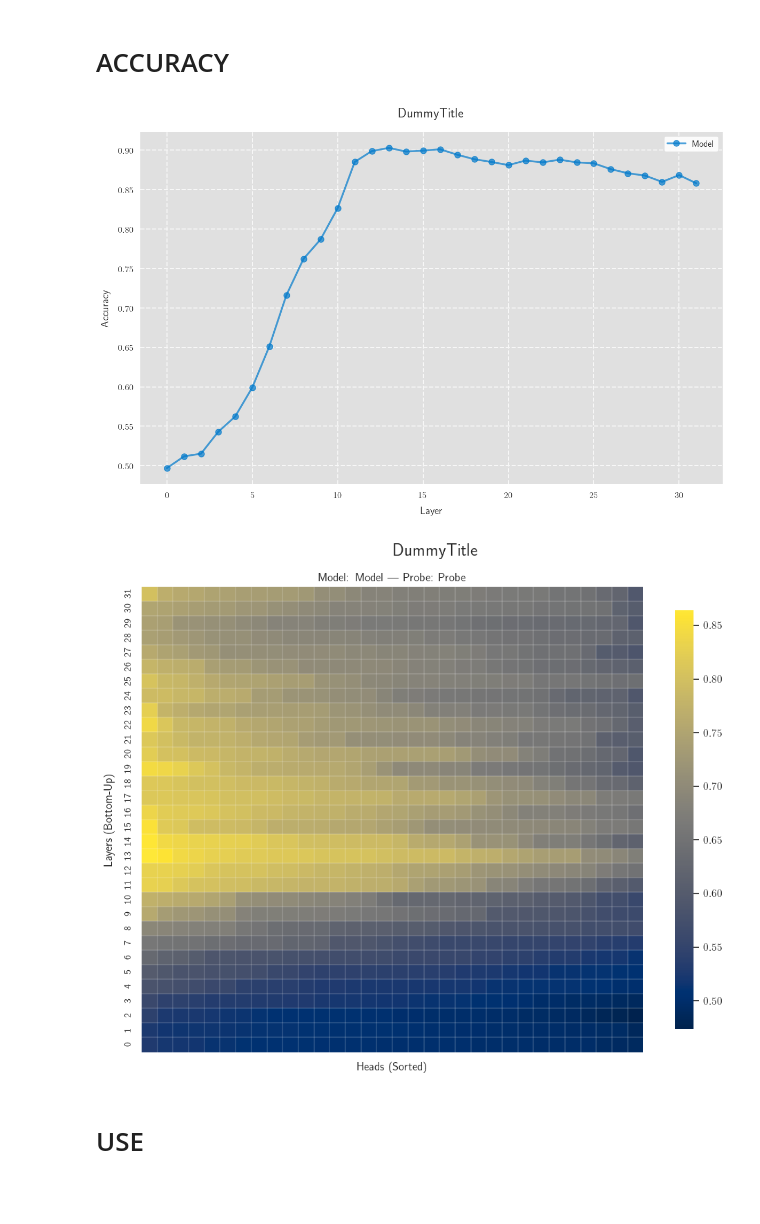
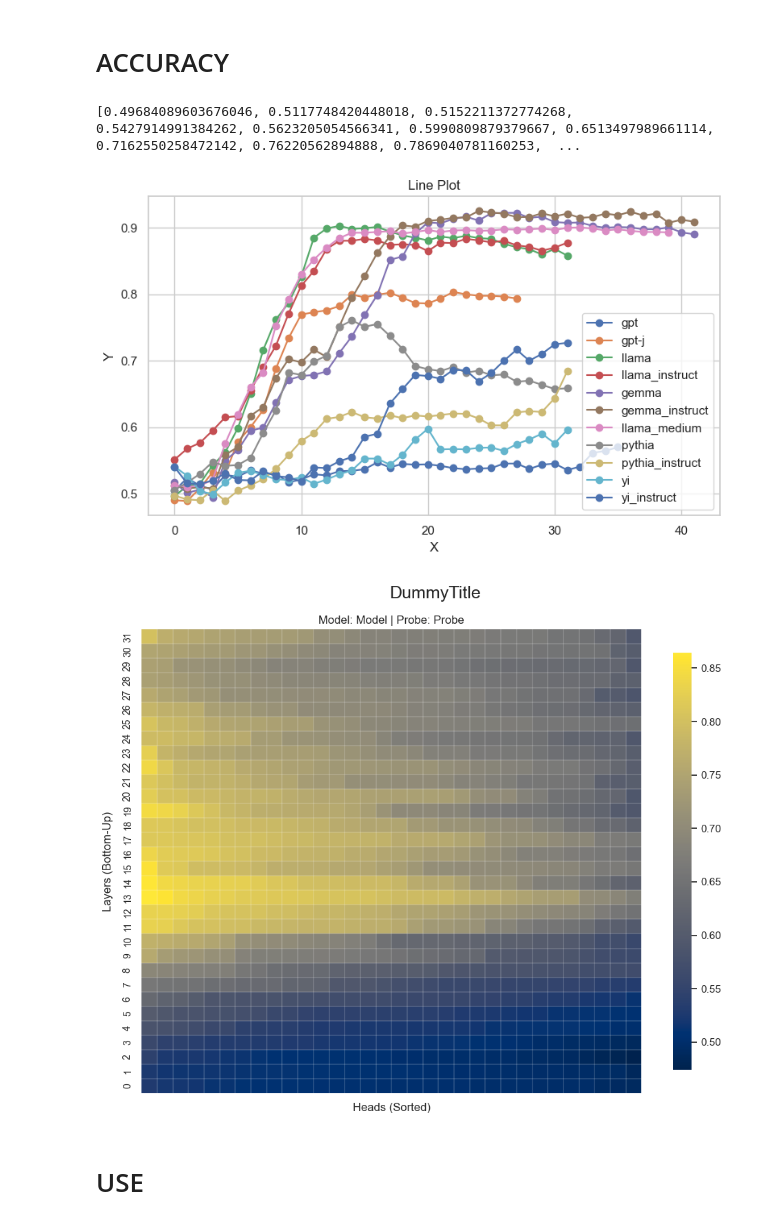
Before and after one commit to Supersheep7/tests_for_beliefs, a Jupyter notebook: test_datasets.ipynb, the cells around one changed output. Saved outputs shown, nothing was run; the diff lists cells and outputs as text; code cells hidden in the pictures; blank space fills up the shorter version.

```diff
--- a/test_datasets.ipynb
+++ b/test_datasets.ipynb
@@ -121,15 +148,23 @@ from pathlib import Path
 # ACCURACY
 # %%
 PATH = Path('results_to_plot')
+data_residual_full = []
+
+models = ['gpt', 'gpt-j', 'llama', 'llama_instruct', 'gemma', 'gemma_instruct', 'llama_medium', 'pythia', 'pythia_instruct', 'yi', 'yi_instruct']
+
+for model in models:
+    data_residual = t.load(PATH / model / 'ACCURACY' / 'accuracies_residual')
+    data_residual_full.append(data_residual)
+
 model = 'llama'
 data_heads = t.load(PATH / model / 'ACCURACY' / 'accuracies_heads')
 data_residual = t.load(PATH / model / 'ACCURACY' / 'accuracies_residual')
-
-plot_line(data_residual)
+plot_line(data_residual_full, labels=models)
 plot_heat(data_heads)
 # %% [output]
+[0.49684089603676046, 0.5117748420448018, 0.5152211372774268, 0.5427914991384262, 0.5623205054566341, 0.5990809879379667, 0.6513497989661114, 0.7162550258472142, 0.76220562894888, 0.7869040781160253,  ...
-[figure, old version]
+[figure, new version]
-[figure, old version]
+[figure, new version]
 # %% [markdown]
 # USE
 # %%
```
Also changed, not shown: parts of 16 cells of this notebook, 3 other files.
